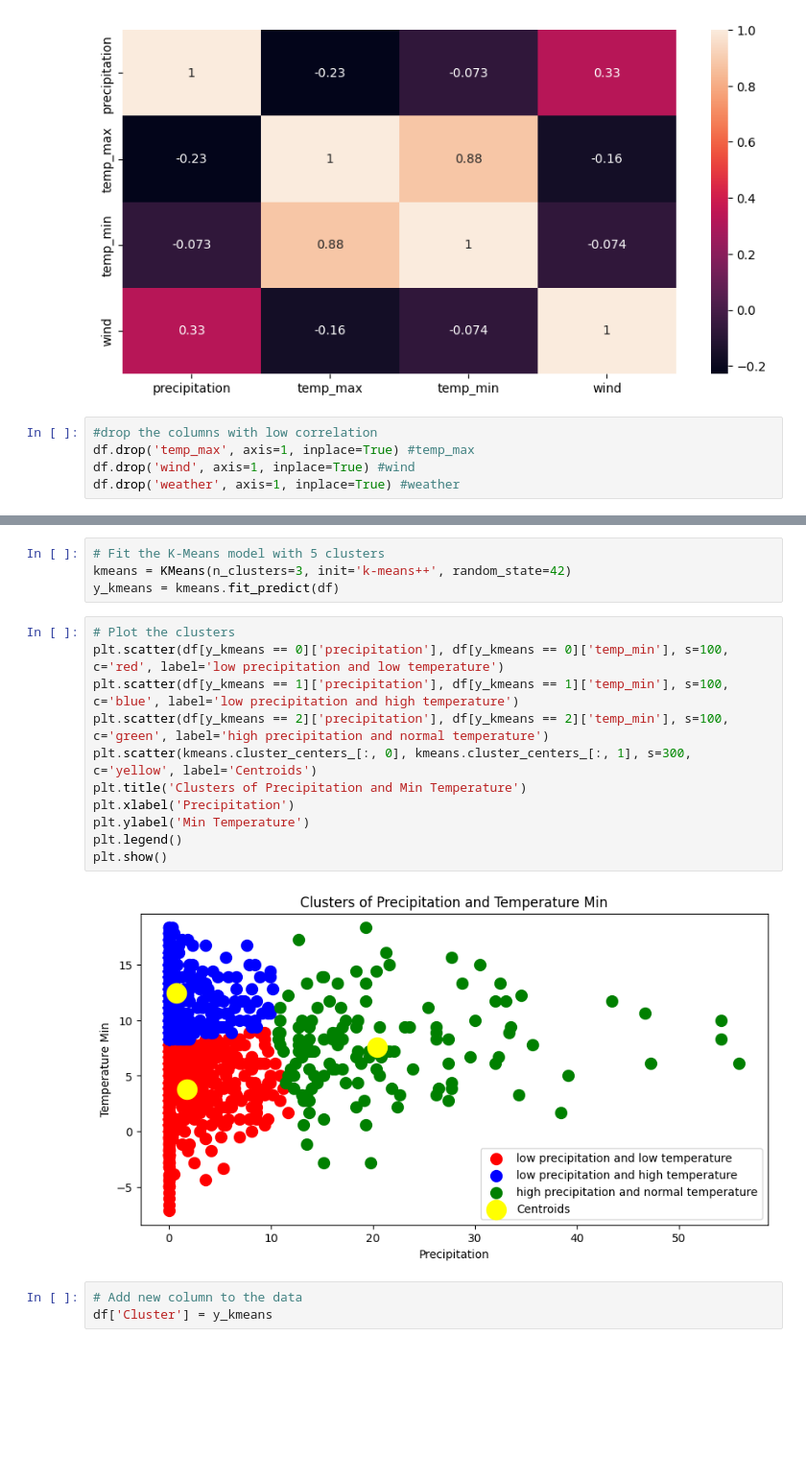
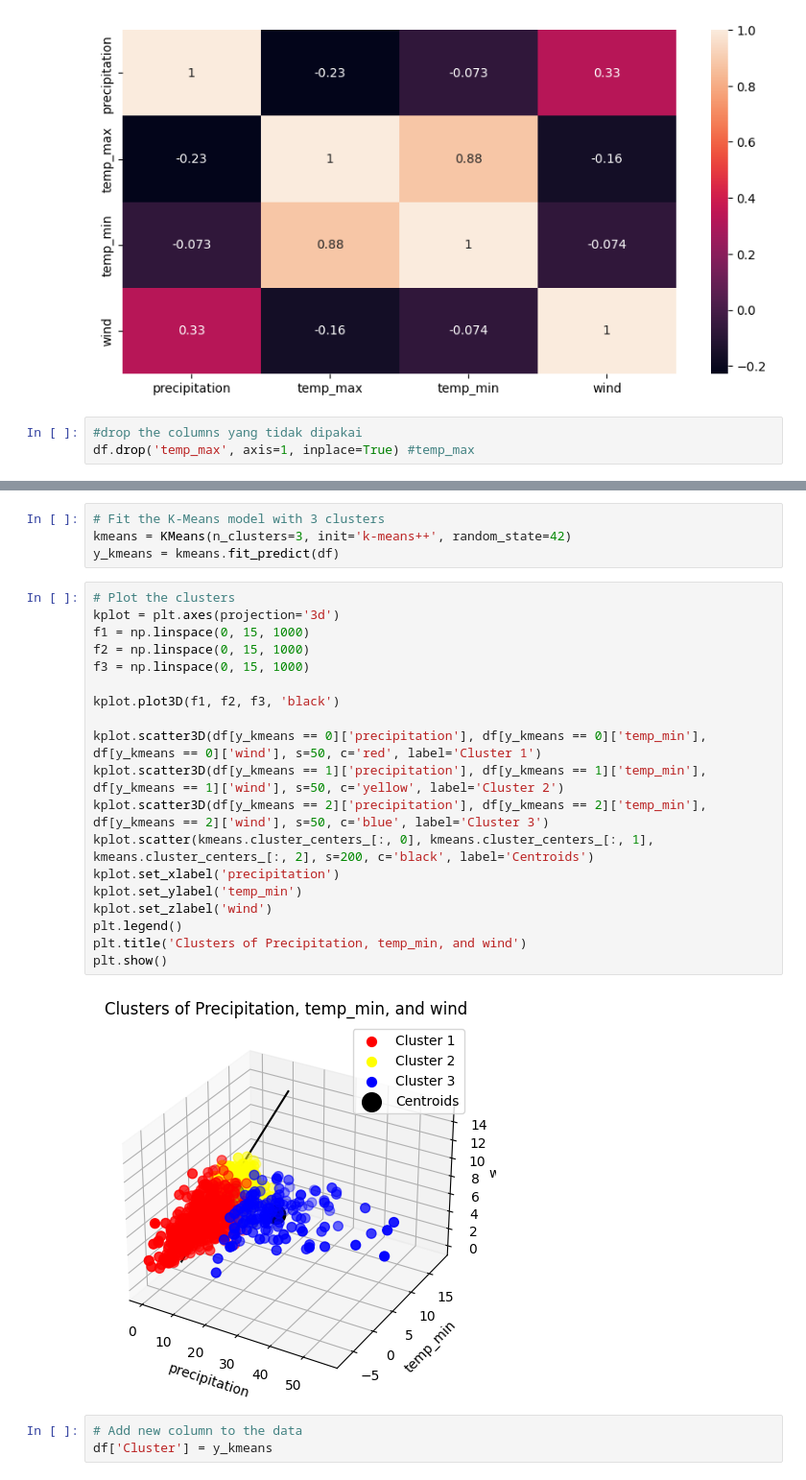
Before and after one commit to rijalkwn/ML-FLASK-Seattle-Weather, a Jupyter notebook: Model/model.ipynb, the cells around one changed output, grey strips where cells are left out. Shown at 96% size. Cells and saved outputs as stored; diff of their text form; blank space fills up the shorter version.

```diff
--- a/Model/model.ipynb
+++ b/Model/model.ipynb
@@ -83,8 +84,6 @@ sns.heatmap(df.corr(), annot=True)
 <AxesSubplot: >
 [figure]
 # %%
-#drop the columns with low correlation
+#drop the columns yang tidak dipakai
 df.drop('temp_max', axis=1, inplace=True) #temp_max
-df.drop('wind', axis=1, inplace=True) #wind
-df.drop('weather', axis=1, inplace=True) #weather
 # %%
@@ -122,20 +136,28 @@ plt.show()
 # %%
-# Fit the K-Means model with 5 clusters
+# Fit the K-Means model with 3 clusters
 kmeans = KMeans(n_clusters=3, init='k-means++', random_state=42)
 y_kmeans = kmeans.fit_predict(df)
 # %%
 # Plot the clusters
-plt.scatter(df[y_kmeans == 0]['precipitation'], df[y_kmeans == 0]['temp_min'], s=100, c='red', label='low precipitation and low temperature')
-plt.scatter(df[y_kmeans == 1]['precipitation'], df[y_kmeans == 1]['temp_min'], s=100, c='blue', label='low precipitation and high temperature')
-plt.scatter(df[y_kmeans == 2]['precipitation'], df[y_kmeans == 2]['temp_min'], s=100, c='green', label='high precipitation and normal temperature')
-plt.scatter(kmeans.cluster_centers_[:, 0], kmeans.cluster_centers_[:, 1], s=300, c='yellow', label='Centroids')
-plt.title('Clusters of Precipitation and Min Temperature')
-plt.xlabel('Precipitation')
-plt.ylabel('Min Temperature')
+kplot = plt.axes(projection='3d')
+f1 = np.linspace(0, 15, 1000)
+f2 = np.linspace(0, 15, 1000)
+f3 = np.linspace(0, 15, 1000)
+
+kplot.plot3D(f1, f2, f3, 'black')
+
+kplot.scatter3D(df[y_kmeans == 0]['precipitation'], df[y_kmeans == 0]['temp_min'], df[y_kmeans == 0]['wind'], s=50, c='red', label='Cluster 1')
+kplot.scatter3D(df[y_kmeans == 1]['precipitation'], df[y_kmeans == 1]['temp_min'], df[y_kmeans == 1]['wind'], s=50, c='yellow', label='Cluster 2')
+kplot.scatter3D(df[y_kmeans == 2]['precipitation'], df[y_kmeans == 2]['temp_min'], df[y_kmeans == 2]['wind'], s=50, c='blue', label='Cluster 3')
+kplot.scatter(kmeans.cluster_centers_[:, 0], kmeans.cluster_centers_[:, 1], kmeans.cluster_centers_[:, 2], s=200, c='black', label='Centroids')
+kplot.set_xlabel('precipitation')
+kplot.set_ylabel('temp_min')
+kplot.set_zlabel('wind')
 plt.legend()
+plt.title('Clusters of Precipitation, temp_min, and wind')
 plt.show()
 # %% [output]
-[figure, old version]
+[figure, new version]
 # %%
 # Add new column to the data
 df['Cluster'] = y_kmeans
```
Also changed, not shown: parts of 6 cells of this notebook, 1 other file.
